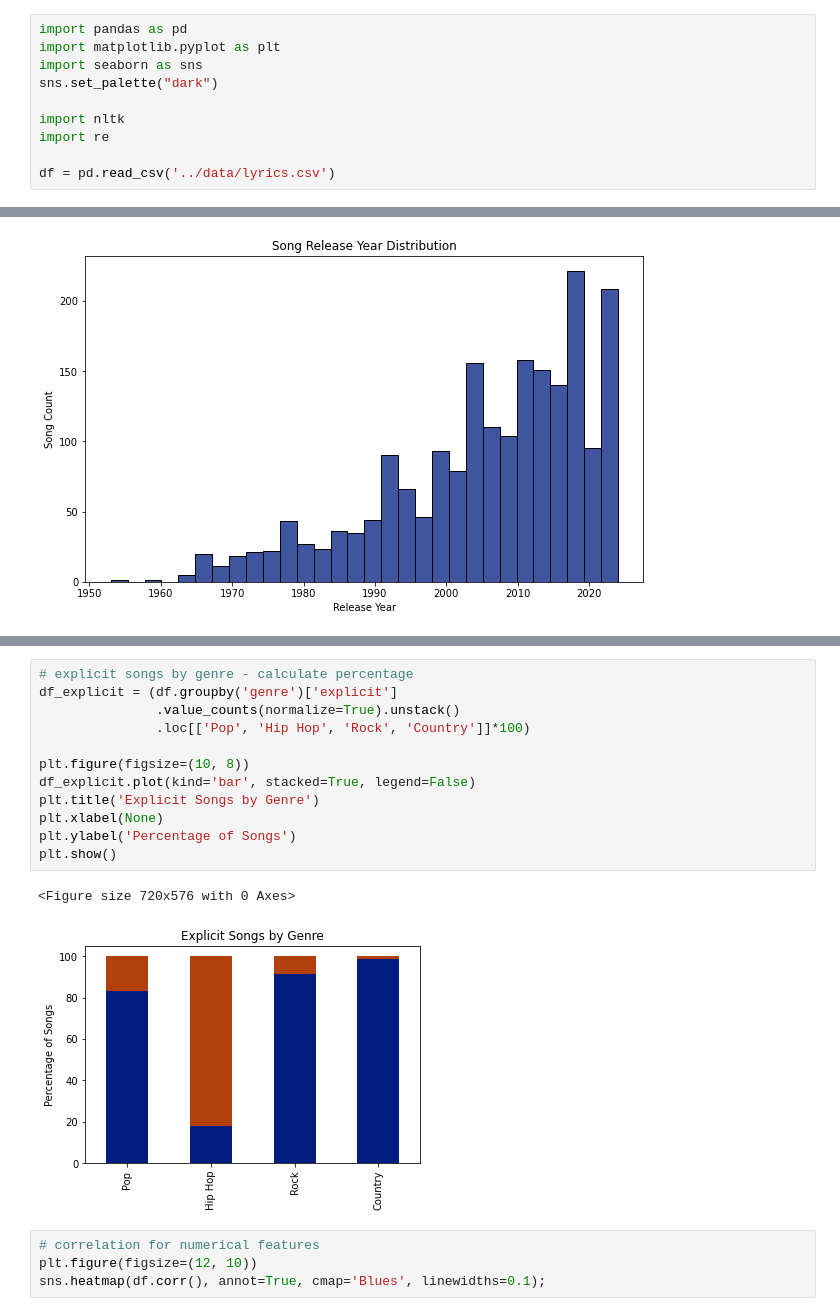
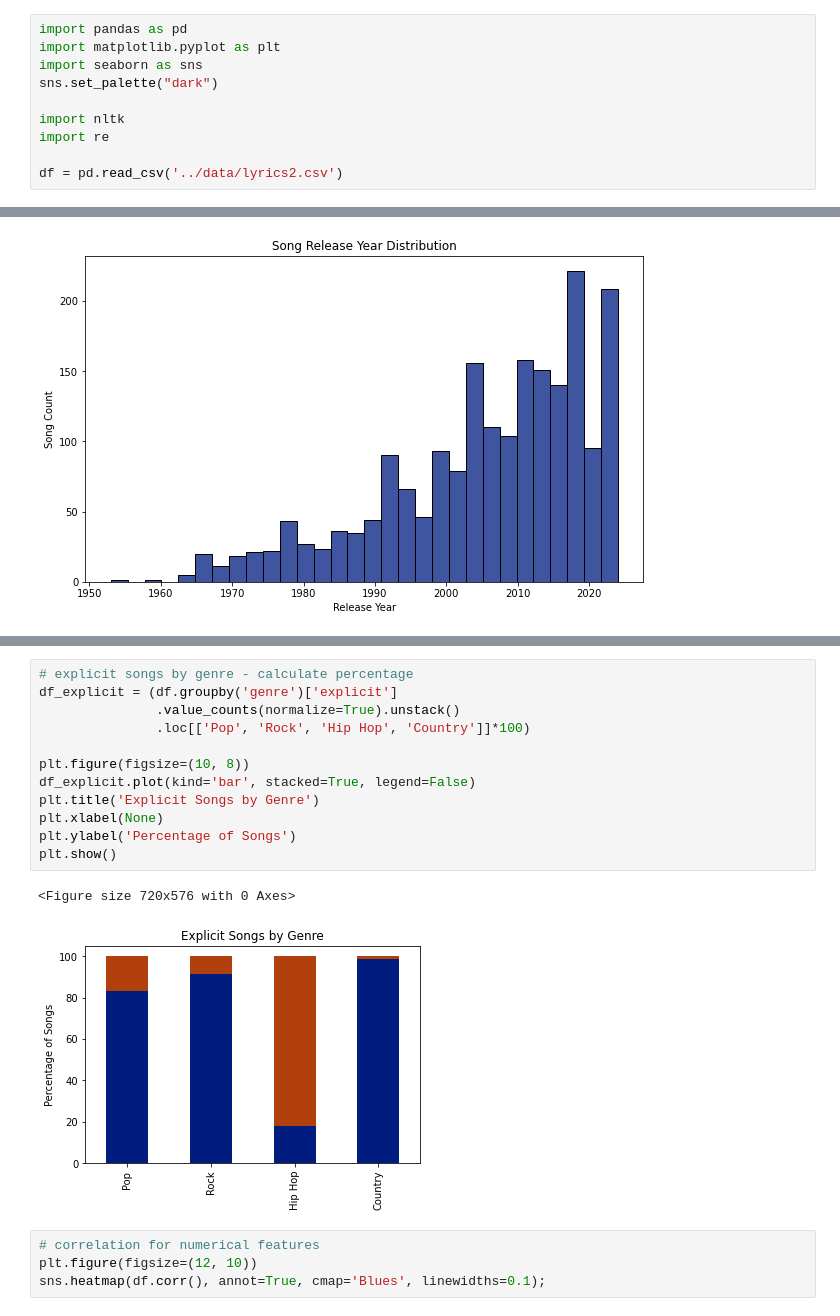
Before and after one commit to meghana-pakala/capstone, a Jupyter notebook: code/eda.ipynb, the cells around one changed output, grey strips where cells are left out. Saved outputs shown, nothing was run; the diff lists cells and outputs as text.

```diff
--- a/code/eda.ipynb
+++ b/code/eda.ipynb
@@ -7,4 +7,4 @@ sns.set_palette("dark")
 import nltk
 import re
 
-df = pd.read_csv('../data/lyrics.csv')
+df = pd.read_csv('../data/lyrics2.csv')
@@ -80,18 +50,18 @@ plt.tight_layout();
 # %%
 # explicit songs by genre - calculate percentage
 df_explicit = (df.groupby('genre')['explicit']
                .value_counts(normalize=True).unstack()
-               .loc[['Pop', 'Hip Hop', 'Rock', 'Country']]*100)
+               .loc[['Pop', 'Rock', 'Hip Hop', 'Country']]*100)
 
 plt.figure(figsize=(10, 8))
 df_explicit.plot(kind='bar', stacked=True, legend=False)
 plt.title('Explicit Songs by Genre')
 plt.xlabel(None)
 plt.ylabel('Percentage of Songs')
 plt.show()
 # %% [output]
 <Figure size 720x576 with 0 Axes>
-[figure, old version]
+[figure, new version]
 # %%
 # correlation for numerical features
 plt.figure(figsize=(12, 10))
```
Also changed, not shown: parts of 4 cells of this notebook, 8 other files.
